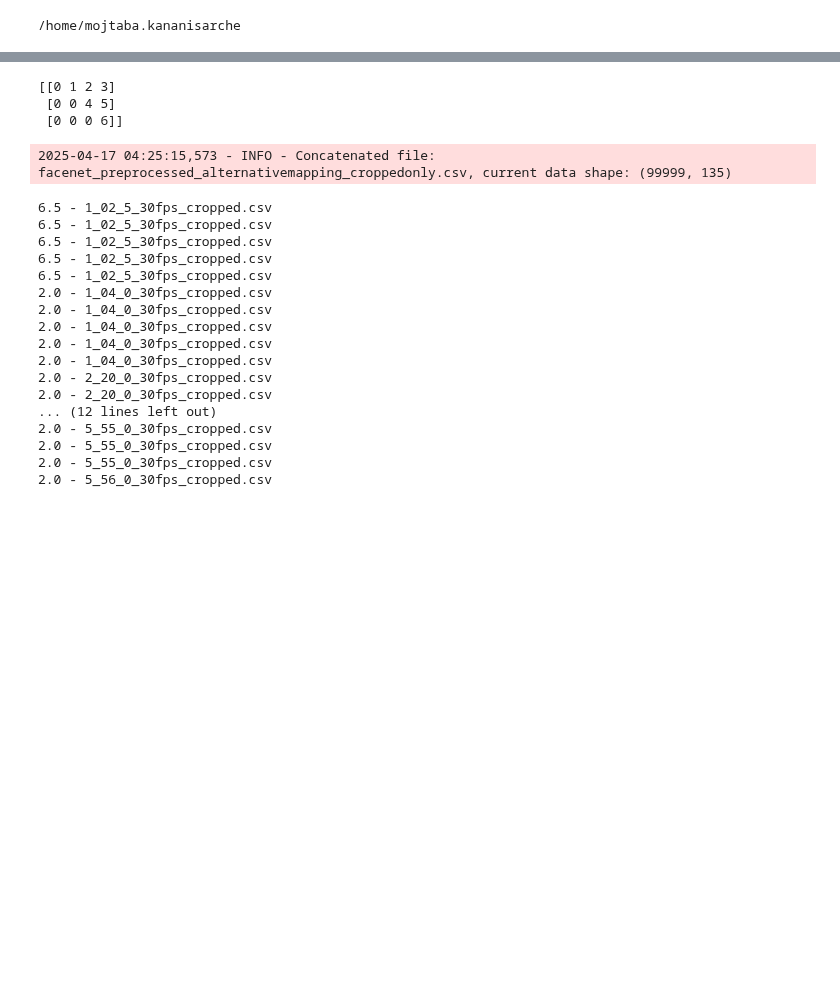
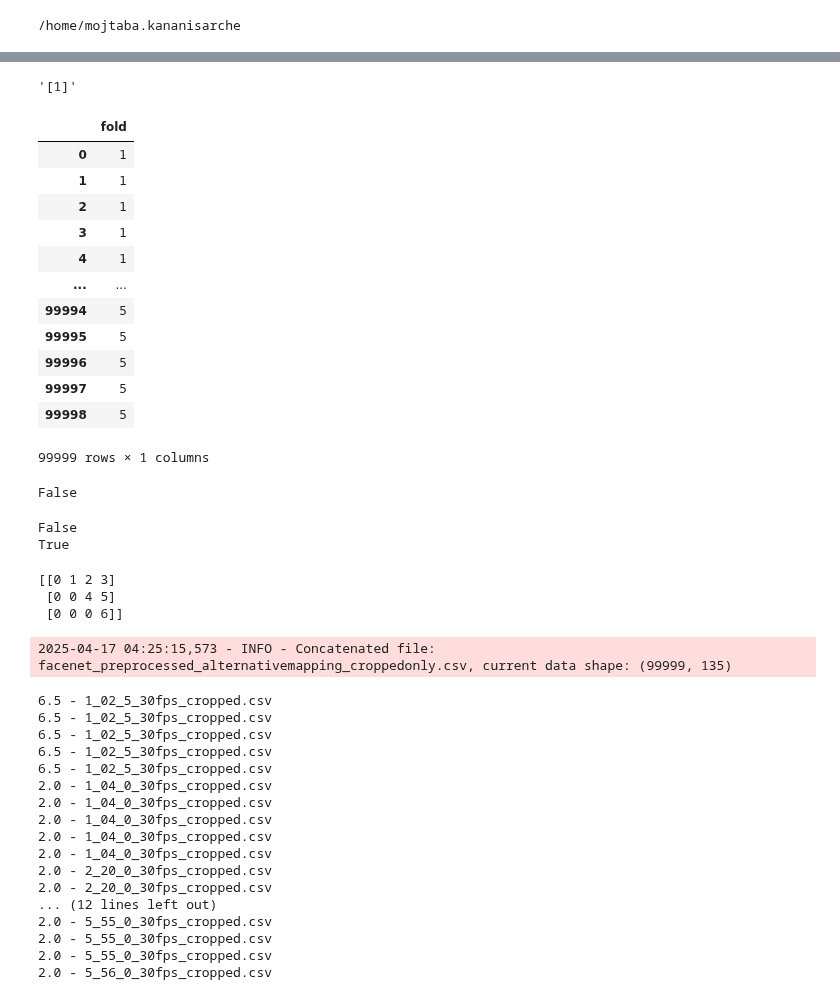
Before and after one commit to Roobahist/fatigue-detection, a Jupyter notebook: temp/temp.ipynb, the cells around one changed output, grey strips where cells are left out. Cells and saved outputs as stored; diff of their text form; code cells hidden in the pictures; blank space fills up the shorter version.

```diff
--- a/temp/temp.ipynb
+++ b/temp/temp.ipynb
@@ -16,2 +16,10 @@ from Zh.src.utils.common import flatten, order_dict_by_key_list
 # %% [output]
 /home/mojtaba.kananisarche
+# %%
+path_to_data = "/work/long_lab/Mojtaba/data/UTA/1.3.3-preprocessed"
+preprocessed_data = load_data(
+    path_to_data=path_to_data,
+    # file_names=["facenet_preprocessed_alternativemapping.csv"],
+    file_names=["facenet_preprocessed_alternativemapping_croppedonly.csv"],
+    nrows=100000,
+)
@@ -17,0 +154,20 @@ from Zh.src.utils.common import flatten, order_dict_by_key_list
+# %%
+f"{a['fold'].unique().tolist()}"
+# %% [output]
+'[1]'
+# %%
+preprocessed_data[['fold']+[]]
+# %% [output]
+|  | fold |
+| 0 | 1 |
+| 1 | 1 |
+| 2 | 1 |
+| 3 | 1 |
+| 4 | 1 |
+| ... | ... |
+| 99994 | 5 |
+| 99995 | 5 |
+| 99996 | 5 |
+| 99997 | 5 |
+| 99998 | 5 |
+99999 rows × 1 columns
@@ -18,3 +189,18 @@ from Zh.src.utils.common import flatten, order_dict_by_key_list
+# %%
+print(has_multiple_mappings(list1, list2))
+# %% [output]
+False
+# %%
+list1 = [1, 2, 3, 3, 2, 1]
+list2 = ['x', 'y', 'z', 'z', 'y', 'x']
+print(has_multiple_mappings(list1, list2))  # False
+
+list1 = [1, 2, 3, 4, 2, 1]
+list2 = ['x', 'y', 'z', 'z', 'y', 'x']
+print(has_multiple_mappings(list1, list2))  # True
+# %% [output]
+False
+True
 # %%
 def pad_sequences(sequences, maxlen=None, dtype='int32', padding='pre', truncating='pre', value=0):
     """
```
Also changed, not shown: parts of 15 cells of this notebook.
